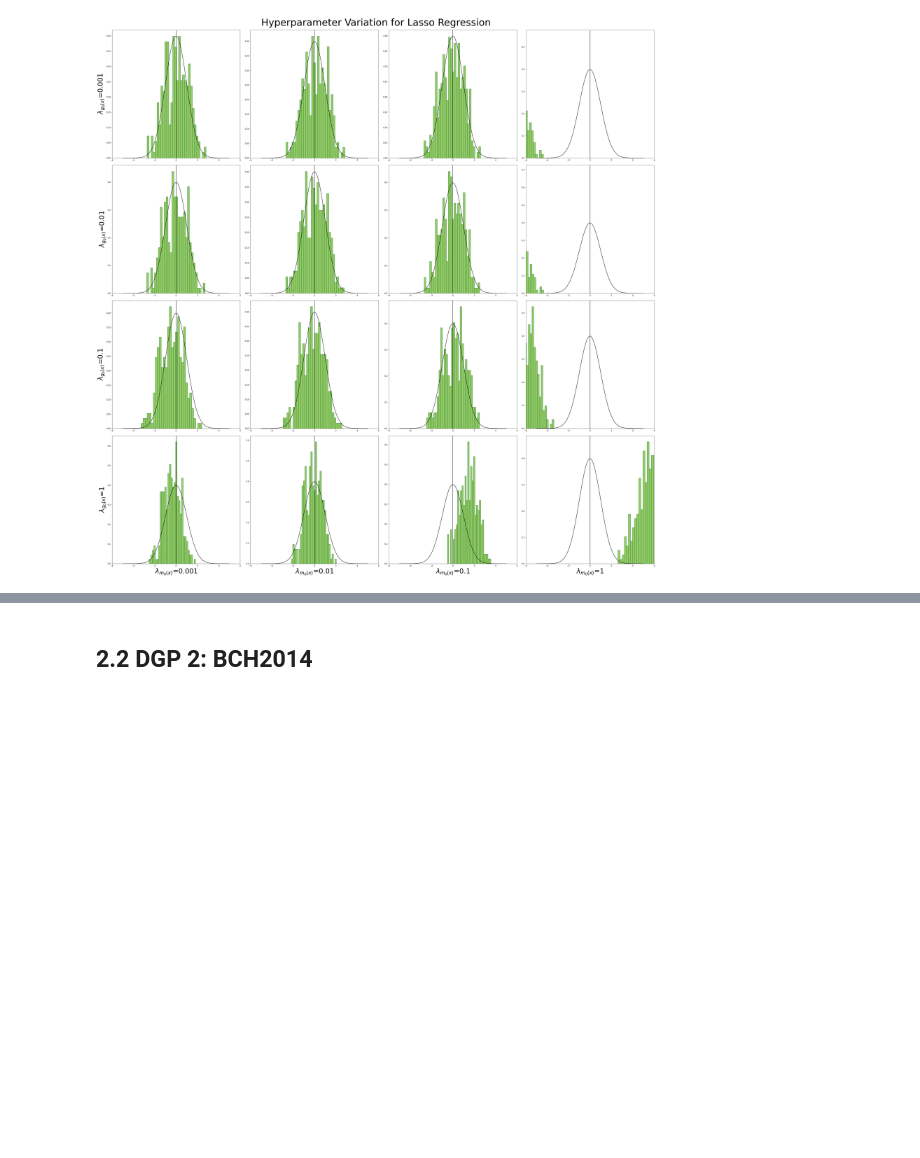
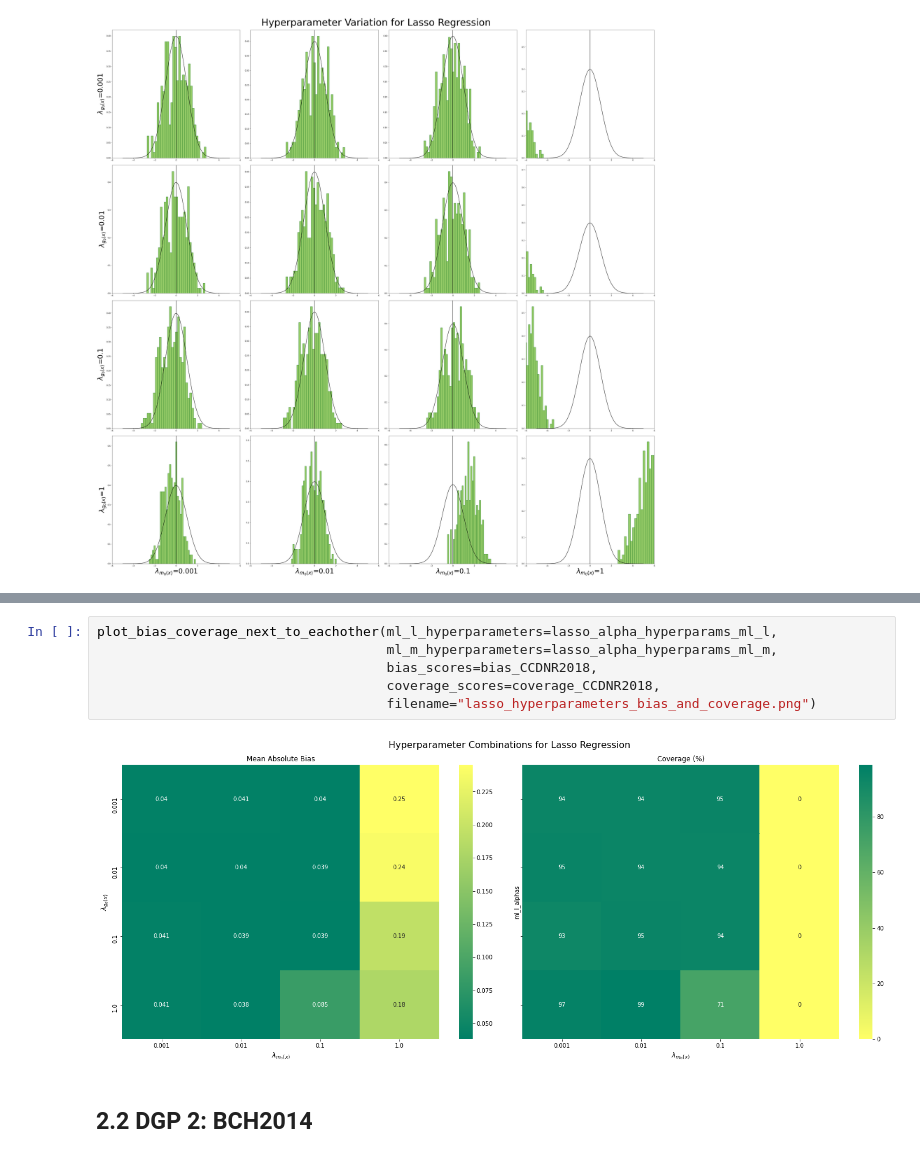
Before and after one commit to JannikKmnn/DoubleML-Hyperparameter-Simulation, a Jupyter notebook: lasso_variation.ipynb, the cells around one changed output, grey strips where cells are left out. Cells and saved outputs as stored; diff of their text form; blank space fills up the shorter version.

```diff
--- a/lasso_variation.ipynb
+++ b/lasso_variation.ipynb
@@ -82,3 +83,11 @@ plot_lasso_abs_bias(ml_l_hyperparameters=lasso_alpha_hyperparams_ml_l,
+# %%
+plot_bias_coverage_next_to_eachother(ml_l_hyperparameters=lasso_alpha_hyperparams_ml_l,
+                                     ml_m_hyperparameters=lasso_alpha_hyperparams_ml_m,
+                                     bias_scores=bias_CCDNR2018,
+                                     coverage_scores=coverage_CCDNR2018,
+                                     filename="lasso_hyperparameters_bias_and_coverage.png")
+# %% [output]
+[figure, added]
 # %% [markdown]
 ## 2.2 DGP 2: BCH2014
 # %%
```
Also changed, not shown: parts of 15 cells of this notebook, 19 other files.
